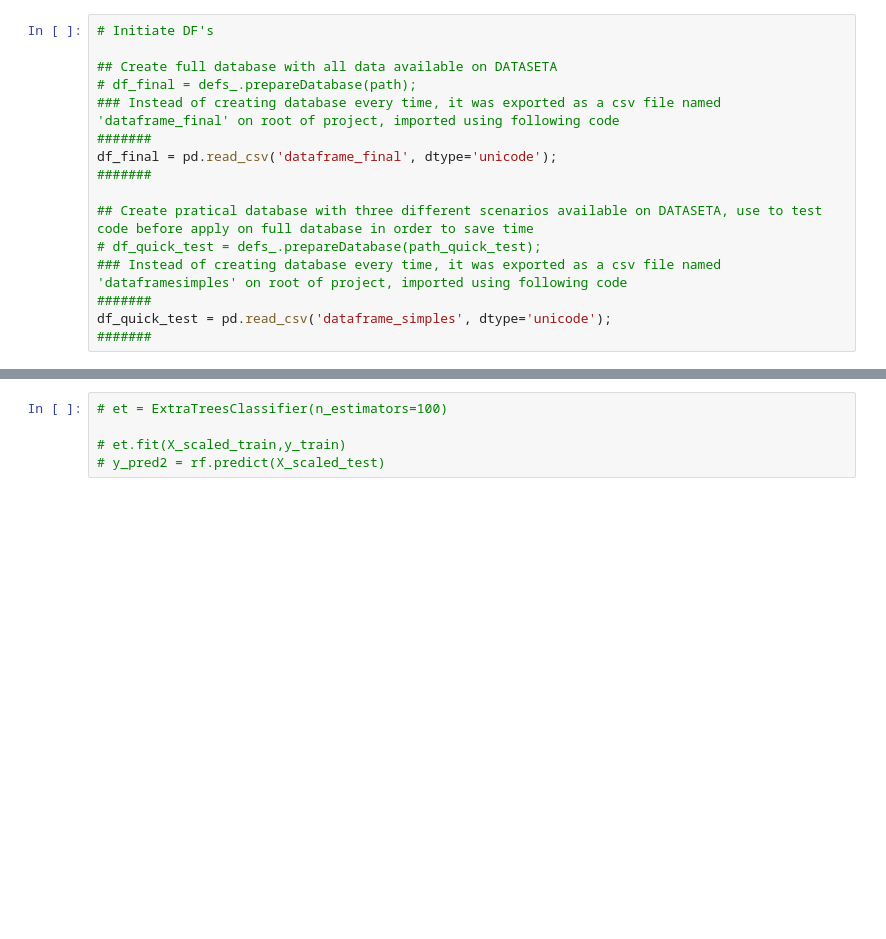
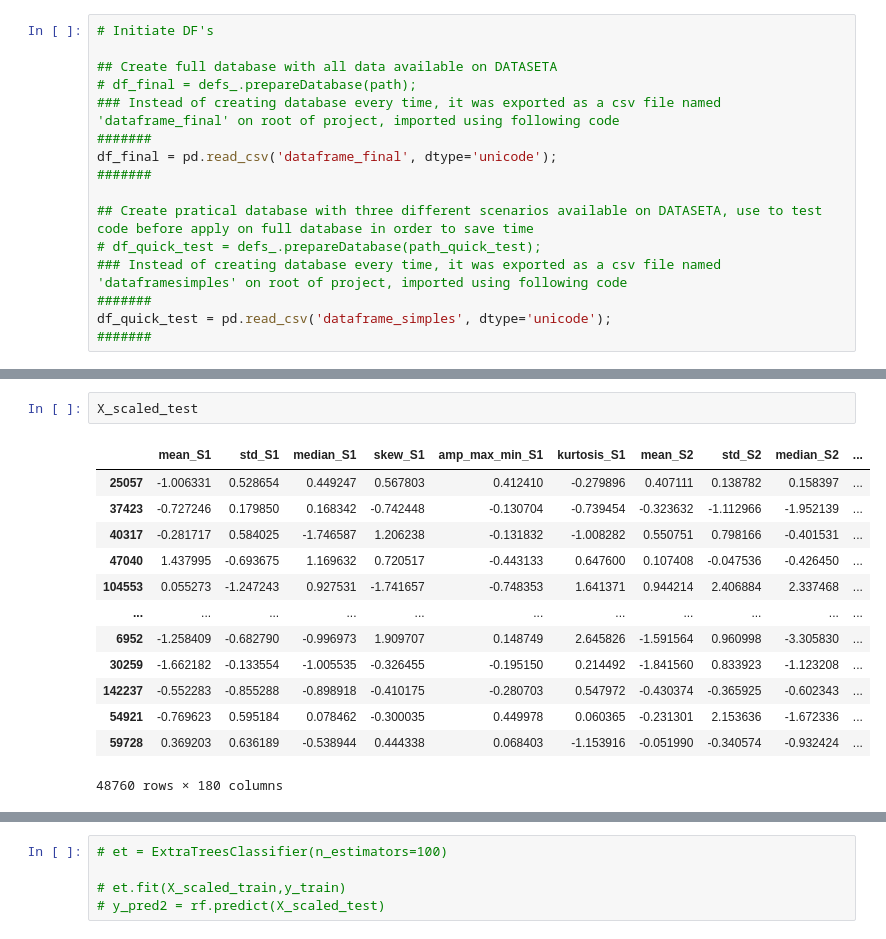
Before and after one commit to lorenzo-trevizani/UFES-TCC-Structural-Health-Monitoring, a Jupyter notebook: main.ipynb, the cells around one changed output, grey strips where cells are left out. Saved outputs shown, nothing was run; the diff lists cells and outputs as text; blank space fills up the shorter version.

```diff
--- a/main.ipynb
+++ b/main.ipynb
@@ -153,0 +308,16 @@ weighted avg       0.64      0.63      0.62     48760
+# %%
+X_scaled_test
+# %% [output]
+|  | mean_S1 | std_S1 | median_S1 | skew_S1 | amp_max_min_S1 | kurtosis_S1 | mean_S2 | std_S2 | median_S2 | ... |
+| 25057 | -1.006331 | 0.528654 | 0.449247 | 0.567803 | 0.412410 | -0.279896 | 0.407111 | 0.138782 | 0.158397 | ... |
+| 37423 | -0.727246 | 0.179850 | 0.168342 | -0.742448 | -0.130704 | -0.739454 | -0.323632 | -1.112966 | -1.952139 | ... |
+| 40317 | -0.281717 | 0.584025 | -1.746587 | 1.206238 | -0.131832 | -1.008282 | 0.550751 | 0.798166 | -0.401531 | ... |
+| 47040 | 1.437995 | -0.693675 | 1.169632 | 0.720517 | -0.443133 | 0.647600 | 0.107408 | -0.047536 | -0.426450 | ... |
+| 104553 | 0.055273 | -1.247243 | 0.927531 | -1.741657 | -0.748353 | 1.641371 | 0.944214 | 2.406884 | 2.337468 | ... |
+| ... | ... | ... | ... | ... | ... | ... | ... | ... | ... | ... |
+| 6952 | -1.258409 | -0.682790 | -0.996973 | 1.909707 | 0.148749 | 2.645826 | -1.591564 | 0.960998 | -3.305830 | ... |
+| 30259 | -1.662182 | -0.133554 | -1.005535 | -0.326455 | -0.195150 | 0.214492 | -1.841560 | 0.833923 | -1.123208 | ... |
+| 142237 | -0.552283 | -0.855288 | -0.898918 | -0.410175 | -0.280703 | 0.547972 | -0.430374 | -0.365925 | -0.602343 | ... |
+| 54921 | -0.769623 | 0.595184 | 0.078462 | -0.300035 | 0.449978 | 0.060365 | -0.231301 | 2.153636 | -1.672336 | ... |
+| 59728 | 0.369203 | 0.636189 | -0.538944 | 0.444338 | 0.068403 | -1.153916 | -0.051990 | -0.340574 | -0.932424 | ... |
+48760 rows × 180 columns
```
Also changed, not shown: parts of 18 cells of this notebook.
